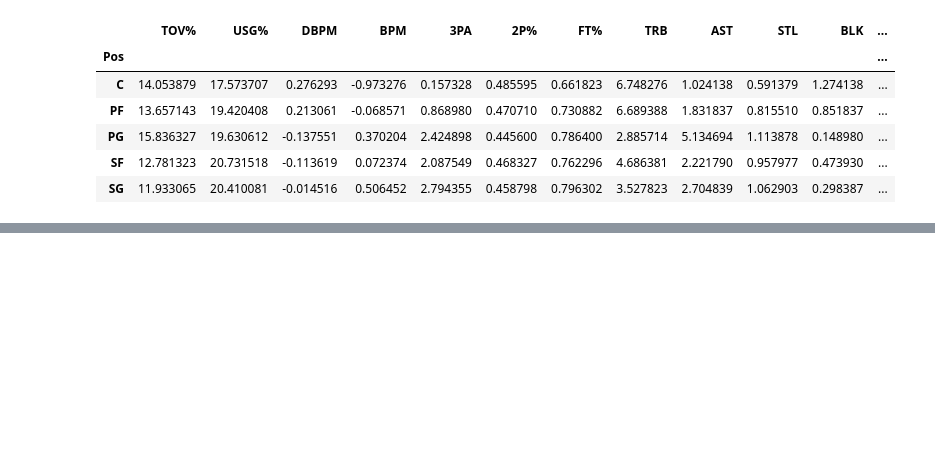
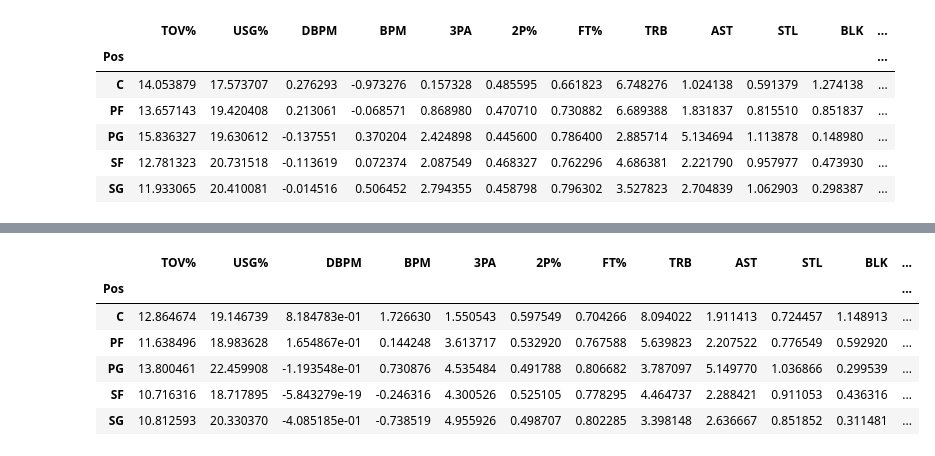
Before and after one commit to dtong136/nba-positions-project, a Jupyter notebook: NBApositionsEDA.ipynb, the cells around one changed output, grey strips where cells are left out. Cells and saved outputs as stored; diff of their text form; code cells hidden in the pictures; blank space fills up the shorter version.

```diff
--- a/NBApositionsEDA.ipynb
+++ b/NBApositionsEDA.ipynb
@@ -324,0 +397,3 @@ df_2000s.to_csv('data/dataframe_2000s.csv', index=False)
+# %%
+df_2020s = df_2020s.drop(columns=['3P%'], axis=1)
+df_2020s['Pos'].value_counts()
@@ -324,0 +416,5 @@ df_2000s.to_csv('data/dataframe_2000s.csv', index=False)
+# %%
+dual_pos = ['SF-SG', 'PF-SF', 'SG-SF', 'SG-PG', 'PF-C', 'SF-PF', 'PG-SG', 'C-PF', 'SG-PF']
+single_pos = ['SF', 'PF', 'SG', 'SG', 'PF', 'SF', 'PG', 'C', 'SG']
+
+df_2020s['Pos'] = df_2020s['Pos'].replace(dual_pos, single_pos)
@@ -324,0 +431,2 @@ df_2000s.to_csv('data/dataframe_2000s.csv', index=False)
+# %%
+df_2020s = df_2020s.drop(columns=irr_cols, axis=1)
@@ -324,0 +443,10 @@ df_2000s.to_csv('data/dataframe_2000s.csv', index=False)
+# %%
+df_2020s.groupby('Pos').mean()
+# %% [output]
+|  | TOV% | USG% | DBPM | BPM | 3PA | 2P% | FT% | TRB | AST | STL | BLK | ... |
+| Pos |  |  |  |  |  |  |  |  |  |  |  | ... |
+| C | 12.864674 | 19.146739 | 8.184783e-01 | 1.726630 | 1.550543 | 0.597549 | 0.704266 | 8.094022 | 1.911413 | 0.724457 | 1.148913 | ... |
+| PF | 11.638496 | 18.983628 | 1.654867e-01 | 0.144248 | 3.613717 | 0.532920 | 0.767588 | 5.639823 | 2.207522 | 0.776549 | 0.592920 | ... |
+| PG | 13.800461 | 22.459908 | -1.193548e-01 | 0.730876 | 4.535484 | 0.491788 | 0.806682 | 3.787097 | 5.149770 | 1.036866 | 0.299539 | ... |
+| SF | 10.716316 | 18.717895 | -5.843279e-19 | -0.246316 | 4.300526 | 0.525105 | 0.778295 | 4.464737 | 2.288421 | 0.911053 | 0.436316 | ... |
+| SG | 10.812593 | 20.330370 | -4.085185e-01 | -0.738519 | 4.955926 | 0.498707 | 0.802285 | 3.398148 | 2.636667 | 0.851852 | 0.311481 | ... |
```
Also changed, not shown: parts of 11 cells of this notebook.
